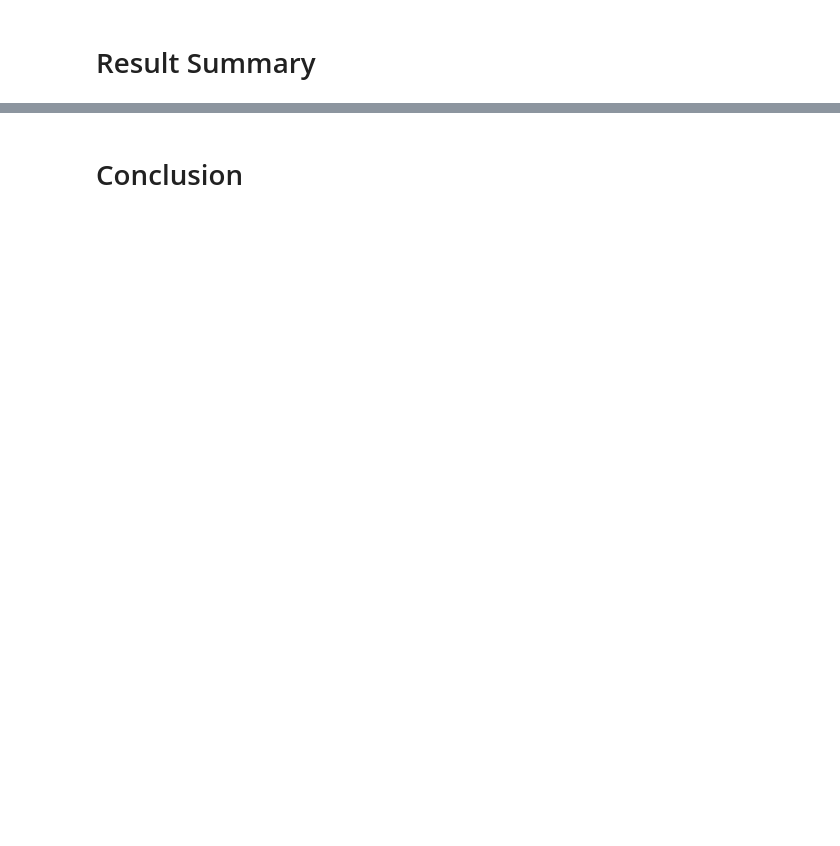
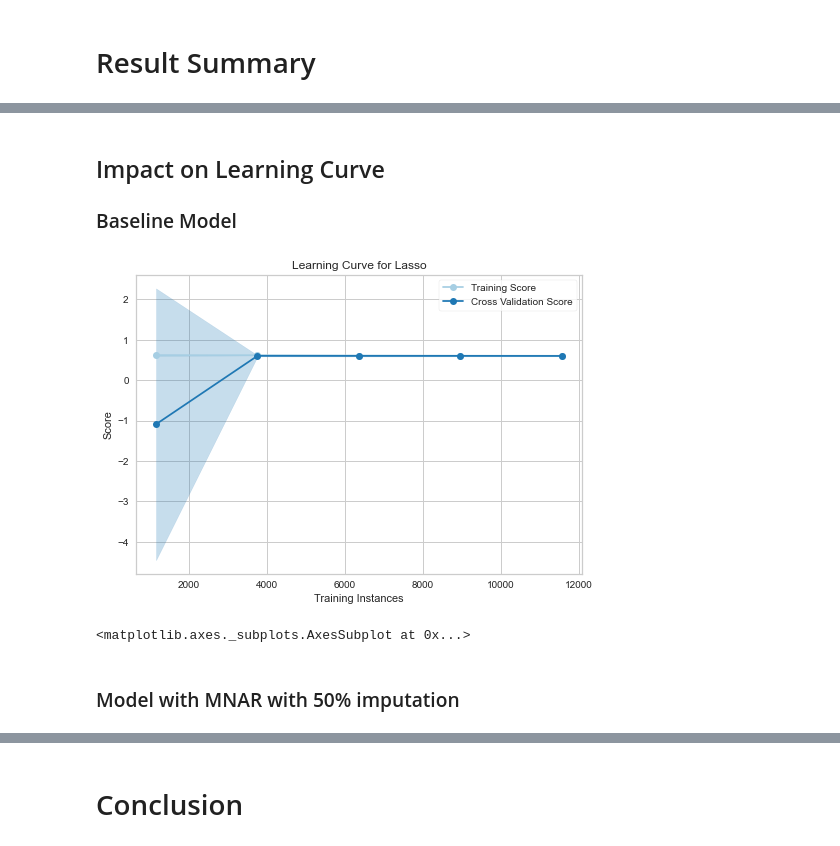
Before and after one commit to sachinac/MSDS7333, a Jupyter notebook: case_study05/msds_qtw_case_study05.ipynb, the cells around one changed output, grey strips where cells are left out. Cells and saved outputs as stored; diff of their text form; code cells hidden in the pictures; blank space fills up the shorter version.

```diff
--- a/case_study05/msds_qtw_case_study05.ipynb
+++ b/case_study05/msds_qtw_case_study05.ipynb
@@ -822,0 +876,21 @@ axes[1].tick_params(labelrotation=30)
+# %% [markdown]
+## Impact on Learning Curve
+### Baseline Model
+# %%
+from yellowbrick.datasets import load_energy
+from yellowbrick.model_selection import LearningCurve
+
+
+base_model = linear_model.Lasso(alpha=0.003)
+
+base_model.fit(X_train, y_train)
+
+visualizer = LearningCurve(base_model, scoring='r2')
+
+visualizer.fit(X_train, y_train)
+visualizer.show()
+# %% [output]
+[figure, added]
+<matplotlib.axes._subplots.AxesSubplot at 0x...>
+# %% [markdown]
+### Model with MNAR with 50% imputation
```
Also changed, not shown: parts of 43 cells of this notebook.
